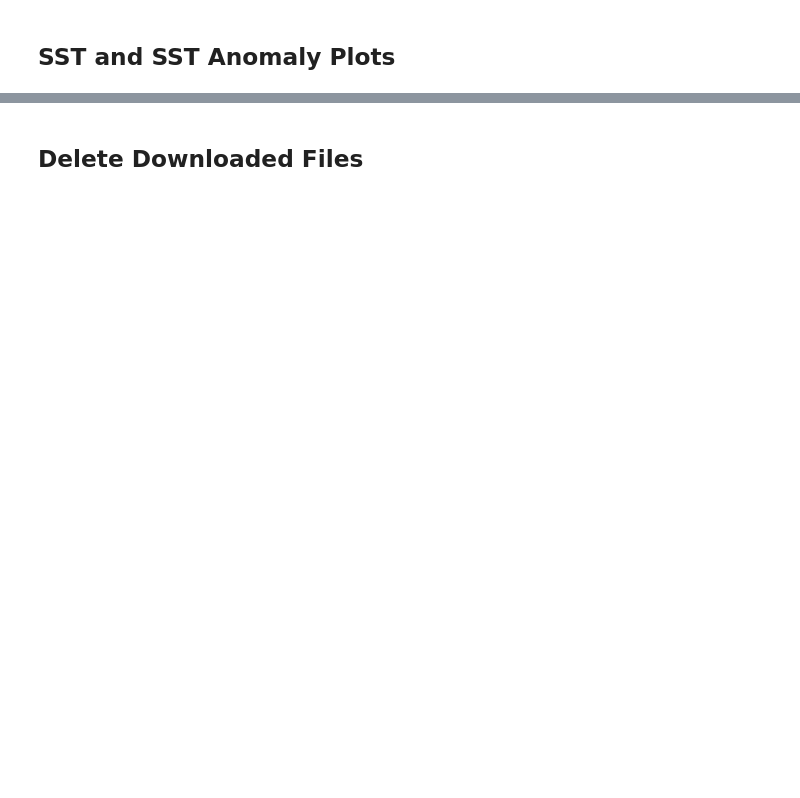
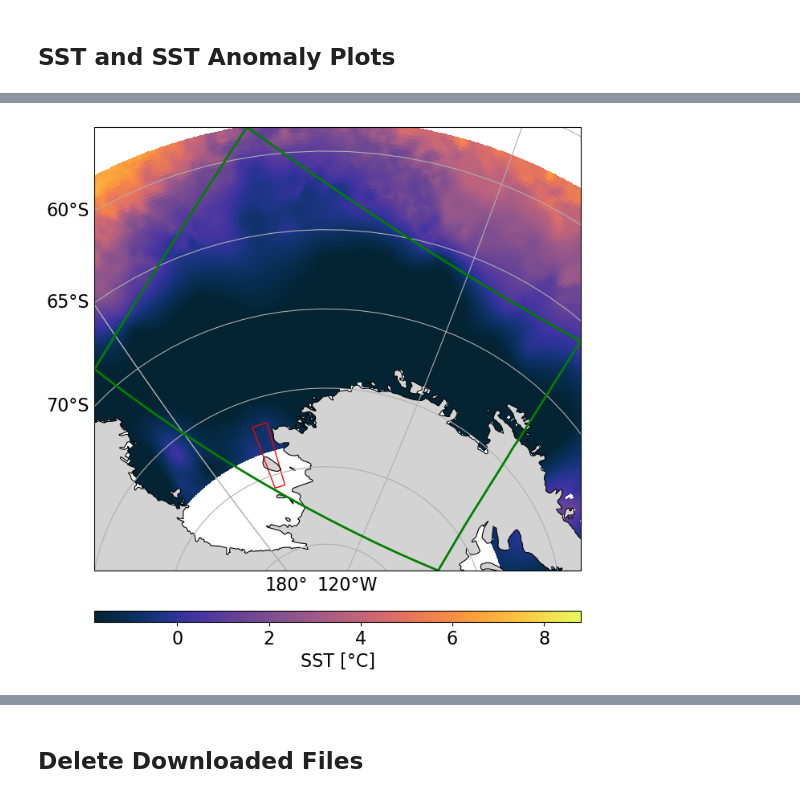
Before and after one commit to skyecaplan/pace-rapid-response, a Jupyter notebook: PRR_OC/Bloom_Detection/Bloom_Detection_dev_MK.ipynb, the cells around one changed output, grey strips where cells are left out. Cells and saved outputs as stored; diff of their text form; code cells hidden in the pictures; blank space fills up the shorter version.

Commit message:
Update Bloom_Detection_dev_MK.ipynb
Updated development file that includes IOP plot additions, colormaps, plotting corrections, etc.

```diff
--- a/PRR_OC/Bloom_Detection/Bloom_Detection_dev_MK.ipynb
+++ b/PRR_OC/Bloom_Detection/Bloom_Detection_dev_MK.ipynb
@@ -2441,31 +2786,56 @@ def plot_save_SST_overlay(l2_data_paths, datapath, savepath, tspan, l3_bboxes, g
             min_lat = np.nanmin(lats)
             max_lat = np.nanmax(lats)
 
-            # Handle dateline crossing by converting to 0-360 range
-            if max_lon - min_lon > 180:
-                lon_360 = lons % 360
-                lon_ex_min = np.nanmin(lon_360)
-                lon_ex_max = np.nanmax(lon_360)
+            # Determine if granule crosses dateline
+            flag_crossdateline = (ds['longitude'].max() - ds['longitude'].min()) > 180
+
+            # Set corners with dateline handling.
+            if flag_crossdateline:
+                corners = [(lats[-1,-1], lons[-1,-1]%360), (lats[0,0], lons[0,0]%360), (lats[0,-1], lons[0,-1]%360), (lats[-1,0], lons[-1,0]%360)]
             else:
-                lon_ex_min = min_lon
-                lon_ex_max = max_lon
+                corners = [(lats[-1,-1], lons[-1,-1]), (lats[0,0], lons[0,0]), (lats[0,-1], lons[0,-1]), (lats[-1,0], lons[-1,0])]
 
-            # Compute map center for Orthographic projection
-            meanlon = float(np.nanmean(ds['longitude'].values))
-            meanlat = float(np.nanmean(ds['latitude'].values))
+            # Sort corners by longitude to find east/west points as it is possible for the north/south points to have more extreme longitudes than the east/west points in cases where the granule is oriented diagonally, and this method ensures correct identification of east/west points regardless of granule orientation
+            corner_lons = [corner[1] for corner in corners]
+            sorted_lon_idxs = np.argsort(corner_lons)
 
-            # ========== PLOT 1: ABSOLUTE SST ==========
+            north_idx = np.argmax([corner[0] for corner in corners])
+            south_idx = np.argmin([corner[0] for corner in corners])
+            east_idx = next(idx for idx in sorted_lon_idxs[::-1] if idx not in [north_idx, south_idx])
+            west_idx = next(idx for idx in sorted_lon_idxs if idx not in [north_idx, south_idx])
+
+            north_point = corners[north_idx]
+            south_point = corners[south_idx]
+            east_point = corners[east_idx]
+            west_point = corners[west_idx]
+
+            # Compute central latitude and longitude for projection centering
+            central_lat = (north_point[0] + south_point[0]) / 2
+            central_lon = (east_point[1] + west_point[1]) / 2
+
+            # # ========== PLOT 1: ABSOLUTE SST ==========
             fig, ax = plt.subplots(
                 figsize=(10, 8),
-                subplot_kw={'projection': ccrs.Orthographic(central_longitude=meanlon, central_latitude=meanlat)}
+                subplot_kw={'projection': ccrs.Orthographic(central_longitude=central_lon, central_latitude=central_lat)}
             )
+
+            proj = ccrs.Orthographic(central_longitude=central_lon, central_latitude=central_lat)
+
+            # Transform corner points to projected coordinates
+            north_proj = proj.transform_point(north_point[1], north_point[0], ccrs.PlateCarree())
+            south_proj = proj.transform_point(south_point[1], south_point[0], ccrs.PlateCarree())
+            east_proj = proj.transform_point(east_point[1], east_point[0], ccrs.PlateCarree())
+            west_proj = proj.transform_point(west_point[1], west_point[0], ccrs.PlateCarree())
+
+            # Set the axis limits directly using projected coordinates
+            ax.set_xlim([west_proj[0], east_proj[0]])
+            ax.set_ylim([south_proj[1], north_proj[1]])
 
             # Add map context features
             ax.add_feature(cfeature.LAND, facecolor='lightgray', zorder=1)
             ax.add_feature(cfeature.OCEAN, facecolor='white')
             ax.add_feature(cfeature.COASTLINE.with_scale('50m'), linewidth=0.8)
             ax.gridlines(draw_labels={"left": "y", "bottom": "x"})
-            ax.set_extent([lon_ex_min, lon_ex_max, min_lat, max_lat], crs=ccrs.PlateCarree())
 
             # Draw granule outline (clockwise from top-left, around edges, back to start)
             edge_lon = np.concatenate([lons[0, :], lons[1:, -1], lons[-1, ::-1], lons[-2::-1, 0]])
@@ -2500,8 +2870,10 @@ def plot_save_SST_overlay(l2_data_paths, datapath, savepath, tspan, l3_bboxes, g
             )
 
             # Add colorbar
-            cbar_sst = plt.colorbar(plot_sst, ax=ax, orientation='horizontal', pad=0.05)
-            cbar_sst.set_label('SST [°C]')
+            divider = make_axes_locatable(ax)
+            cax = divider.append_axes("bottom", size="2.5%", pad=0.5, axes_class=plt.Axes)
+            cbar = plt.colorbar(plot_sst, cax=cax, orientation='horizontal')
+            cbar.set_label('SST [°C]')
 
             # Overlay L3 bounding boxes
             add_bboxes_to_plot(ax, path, l3_bboxes, granule_bbox_pixel_counts)
@@ -2521,18 +2893,25 @@ def plot_save_SST_overlay(l2_data_paths, datapath, savepath, tspan, l3_bboxes, g
                 plt.show()
             plt.close()
 
-            # ========== PLOT 2: SST ANOMALY ==========
+
+            # # ========== PLOT 2: SST ANOMALY ==========
             fig, ax = plt.subplots(
                 figsize=(10, 8),
-                subplot_kw={'projection': ccrs.Orthographic(central_longitude=meanlon, central_latitude=meanlat)}
+                subplot_kw={'projection': ccrs.Orthographic(central_longitude=central_lon, central_latitude=central_lat)}
             )
+
+            proj = ccrs.Orthographic(central_longitude=central_lon, central_latitude=central_lat)
+
+            # Set the axis limits directly using projected coordinates
+            ax.set_xlim([west_proj[0], east_proj[0]])
+            ax.set_ylim([south_proj[1], north_proj[1]])
 
             # Add map context features
             ax.add_feature(cfeature.LAND, facecolor='lightgray', zorder=1)
             ax.add_feature(cfeature.OCEAN, facecolor='white')
             ax.add_feature(cfeature.COASTLINE.with_scale('50m'), linewidth=0.8)
             ax.gridlines(draw_labels={"left": "y", "bottom": "x"})
-            ax.set_extent([lon_ex_min, lon_ex_max, min_lat, max_lat], crs=ccrs.PlateCarree())
+            #ax.set_extent([lon_ex_min, lon_ex_max, min_lat, max_lat], crs=ccrs.PlateCarree())
 
             # Draw granule outline (same as above)
             for seg_lon, seg_lat in zip(edge_lon_plot, edge_lat_plot):
@@ -2556,8 +2935,10 @@ def plot_save_SST_overlay(l2_data_paths, datapath, savepath, tspan, l3_bboxes, g
             )
 
             # Add colorbar
-            cbar_anom = plt.colorbar(plot_anom, ax=ax, orientation='horizontal', pad=0.05)
-            cbar_anom.set_label('SST Anomaly [°C]')
+            divider = make_axes_locatable(ax)
+            cax = divider.append_axes("bottom", size="2.5%", pad=0.5, axes_class=plt.Axes)
+            cbar = plt.colorbar(plot_anom, cax=cax, orientation='horizontal')
+            cbar.set_label('SST Anomaly [°C]')
 
             # Overlay L3 bounding boxes
             add_bboxes_to_plot(ax, path, l3_bboxes, granule_bbox_pixel_counts)
@@ -2581,4 +2962,5 @@ def plot_save_SST_overlay(l2_data_paths, datapath, savepath, tspan, l3_bboxes, g
         print(f"GHRSST download/open failed ({type(e).__name__}): {e}. SST plots skipped.")
         return
 
-plot_save_SST_overlay(l2_data_paths_filt, sst_path , plot_path, tspan, l3_bboxes, granule_bbox_pixel_counts, show_fig=True, figsave=False)
+plot_save_SST_overlay(l2_data_paths_filt, sst_path , plot_path, tspan, l3_bboxes, granule_bbox_pixel_counts, dpi=200, show_fig=True, figsave=True)
+# %% [output]
@@ -2584,0 +2969 @@ plot_save_SST_overlay(l2_data_paths_filt, sst_path , plot_path, tspan, l3_bboxes
+[figure, added]
```
Also changed, not shown: parts of 11 cells of this notebook.
